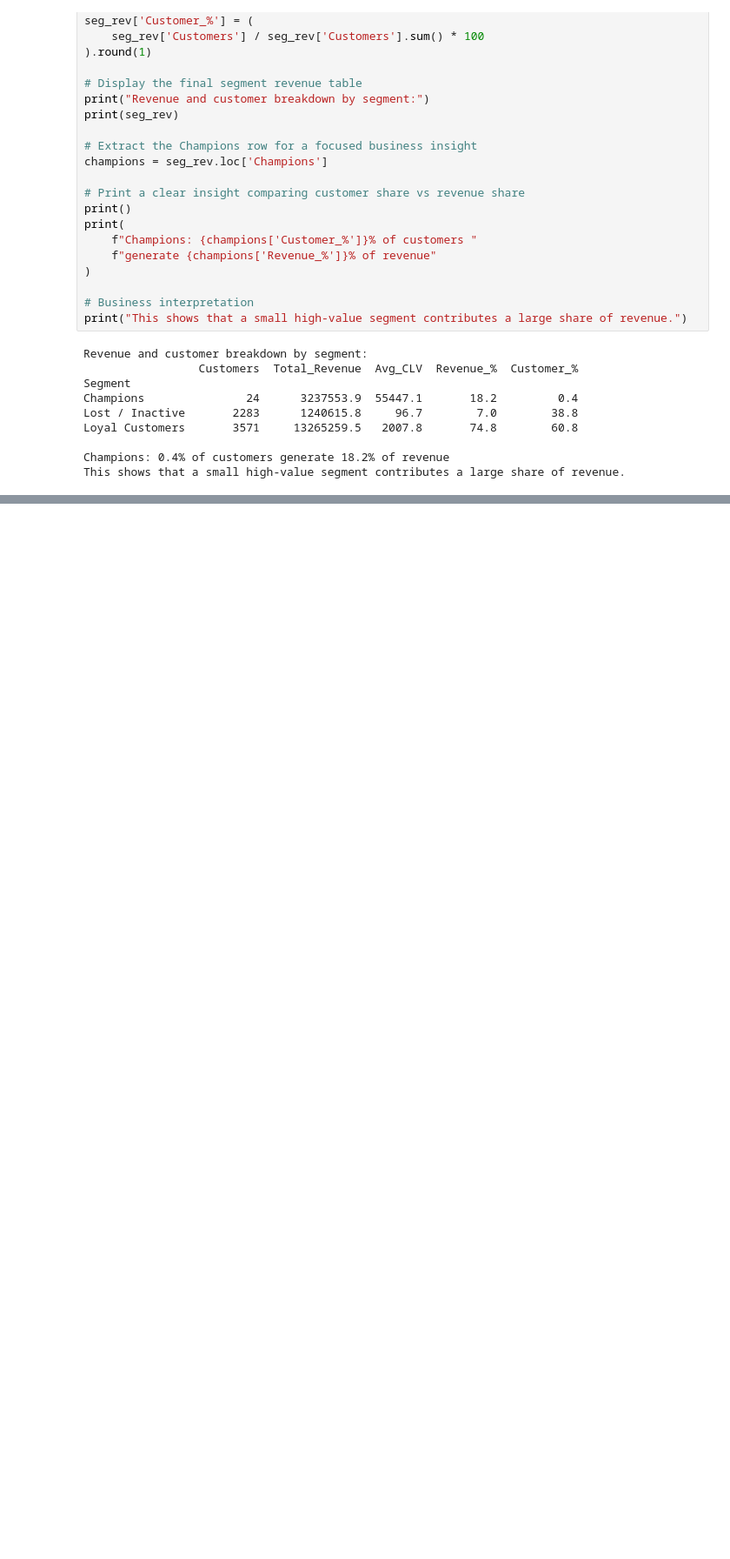
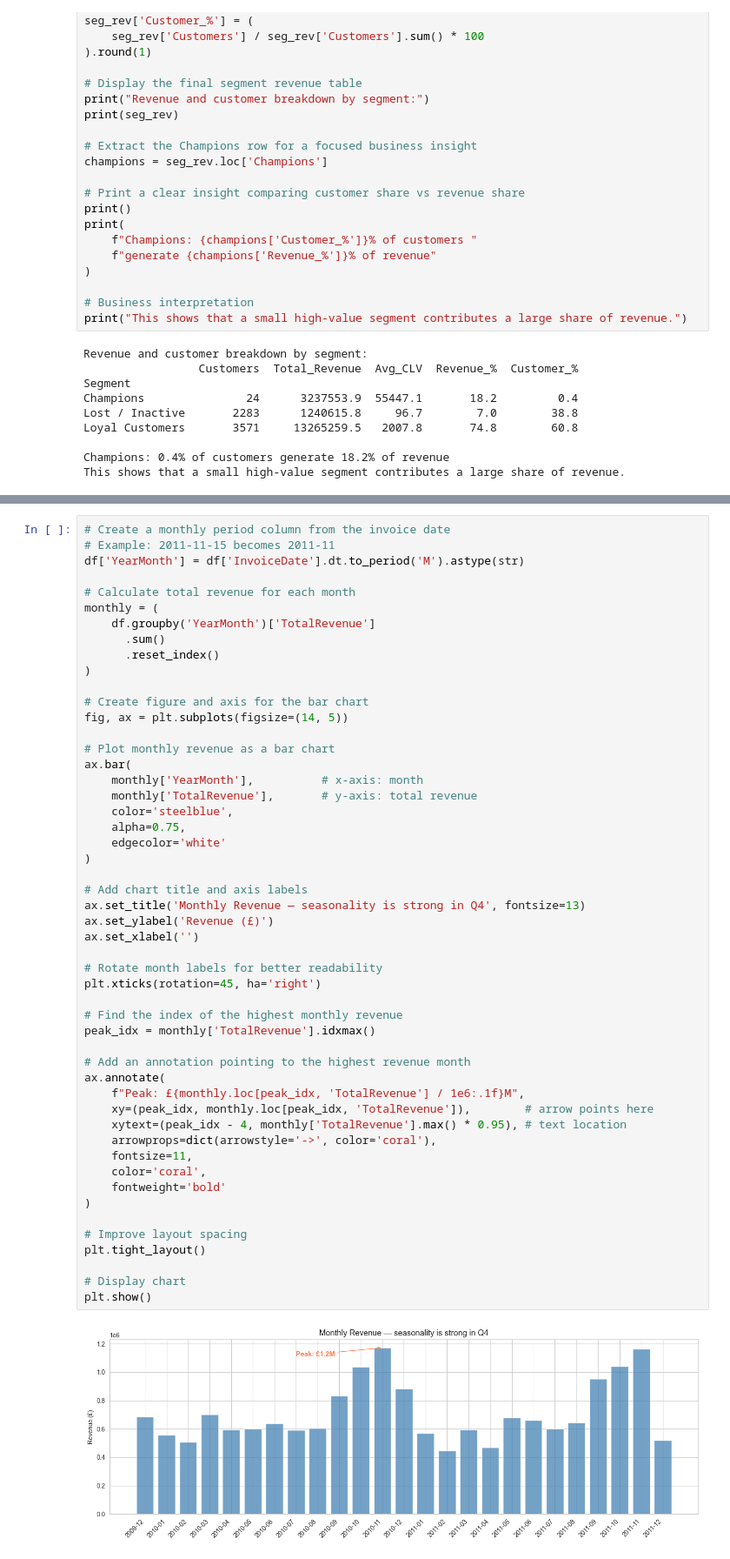
Before and after one commit to Ashik-Patel/retaillens, a Jupyter notebook: notebooks/4_business_insights.ipynb, the cells around one changed output, grey strips where cells are left out. Shown at 87% size. Drawn from its saved outputs; the diff is of its cells as text; blank space fills up the shorter version.

```diff
--- a/notebooks/4_business_insights.ipynb
+++ b/notebooks/4_business_insights.ipynb
@@ -105,0 +166,53 @@ This shows that a small high-value segment contributes a large share of revenue.
+# %%
+# Create a monthly period column from the invoice date
+# Example: 2011-11-15 becomes 2011-11
+df['YearMonth'] = df['InvoiceDate'].dt.to_period('M').astype(str)
+
+# Calculate total revenue for each month
+monthly = (
+    df.groupby('YearMonth')['TotalRevenue']
+      .sum()
+      .reset_index()
+)
+
+# Create figure and axis for the bar chart
+fig, ax = plt.subplots(figsize=(14, 5))
+
+# Plot monthly revenue as a bar chart
+ax.bar(
+    monthly['YearMonth'],          # x-axis: month
+    monthly['TotalRevenue'],       # y-axis: total revenue
+    color='steelblue',
+    alpha=0.75,
+    edgecolor='white'
+)
+
+# Add chart title and axis labels
+ax.set_title('Monthly Revenue — seasonality is strong in Q4', fontsize=13)
+ax.set_ylabel('Revenue (£)')
+ax.set_xlabel('')
+
+# Rotate month labels for better readability
+plt.xticks(rotation=45, ha='right')
+
+# Find the index of the highest monthly revenue
+peak_idx = monthly['TotalRevenue'].idxmax()
+
+# Add an annotation pointing to the highest revenue month
+ax.annotate(
+    f"Peak: £{monthly.loc[peak_idx, 'TotalRevenue'] / 1e6:.1f}M",
+    xy=(peak_idx, monthly.loc[peak_idx, 'TotalRevenue']),        # arrow points here
+    xytext=(peak_idx - 4, monthly['TotalRevenue'].max() * 0.95), # text location
+    arrowprops=dict(arrowstyle='->', color='coral'),
+    fontsize=11,
+    color='coral',
+    fontweight='bold'
+)
+
+# Improve layout spacing
+plt.tight_layout()
+
+# Display chart
+plt.show()
+# %% [output]
+[figure, added]
```
Also changed, not shown: parts of 12 cells of this notebook.
